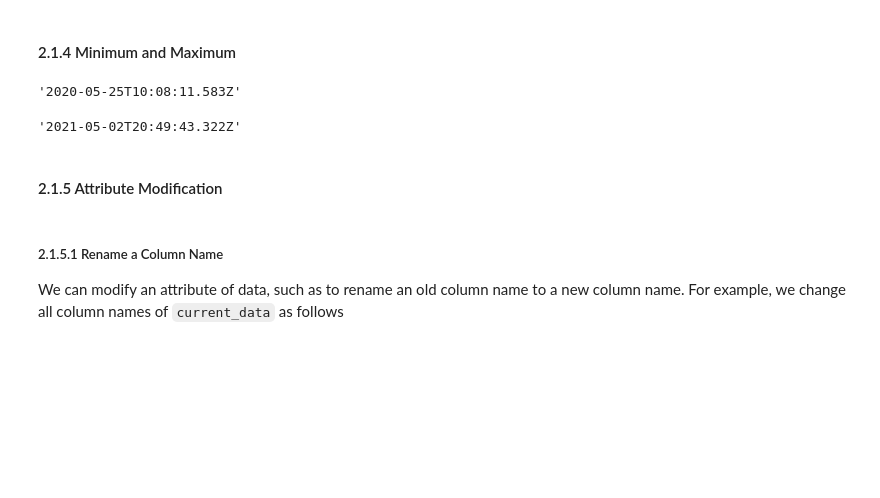
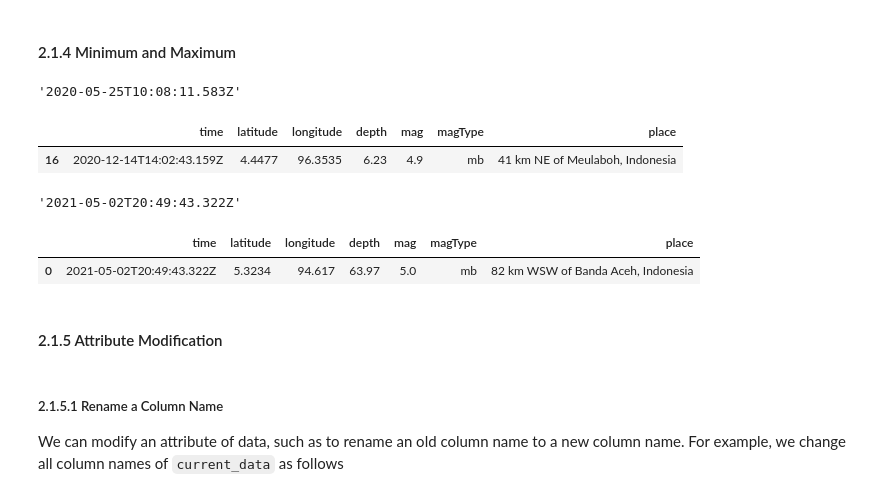
Before and after one commit to auliakhalqillah/Introduction-to-Python, a Jupyter notebook: py_tutorial.ipynb, the cells around one changed output. Drawn from its saved outputs; the diff is of its cells as text; code cells hidden in the pictures; blank space fills up the shorter version.

```diff
--- a/py_tutorial.ipynb
+++ b/py_tutorial.ipynb
@@ -601,10 +601,20 @@ current_data.head()
 current_data['time'].min()
 # %% [output]
 '2020-05-25T10:08:11.583Z'
+# %%
+current_data[current_data['time'] == current_data['time'].min()]
+# %% [output]
+|  | time | latitude | longitude | depth | mag | magType | place |
+| 16 | 2020-12-14T14:02:43.159Z | 4.4477 | 96.3535 | 6.23 | 4.9 | mb | 41 km NE of Meulaboh, Indonesia |
 # %%
 current_data['time'].max()
 # %% [output]
 '2021-05-02T20:49:43.322Z'
+# %%
+current_data[current_data['time'] == current_data['time'].max()]
+# %% [output]
+|  | time | latitude | longitude | depth | mag | magType | place |
+| 0 | 2021-05-02T20:49:43.322Z | 5.3234 | 94.617 | 63.97 | 5.0 | mb | 82 km WSW of Banda Aceh, Indonesia |
 # %% [markdown]
 #### 2.1.5 Attribute Modification
 # %% [markdown]
```
